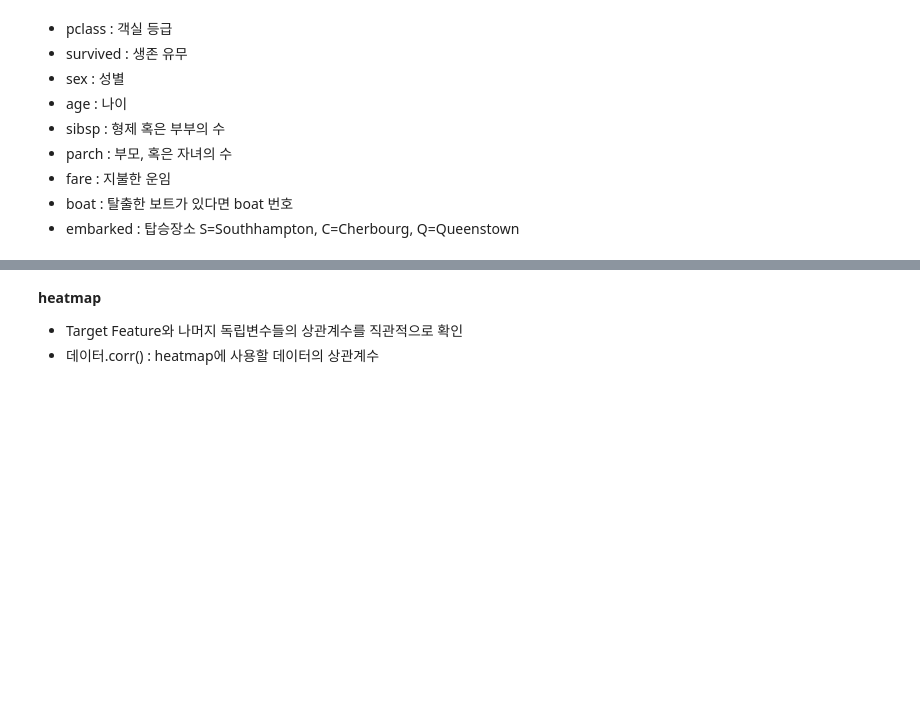
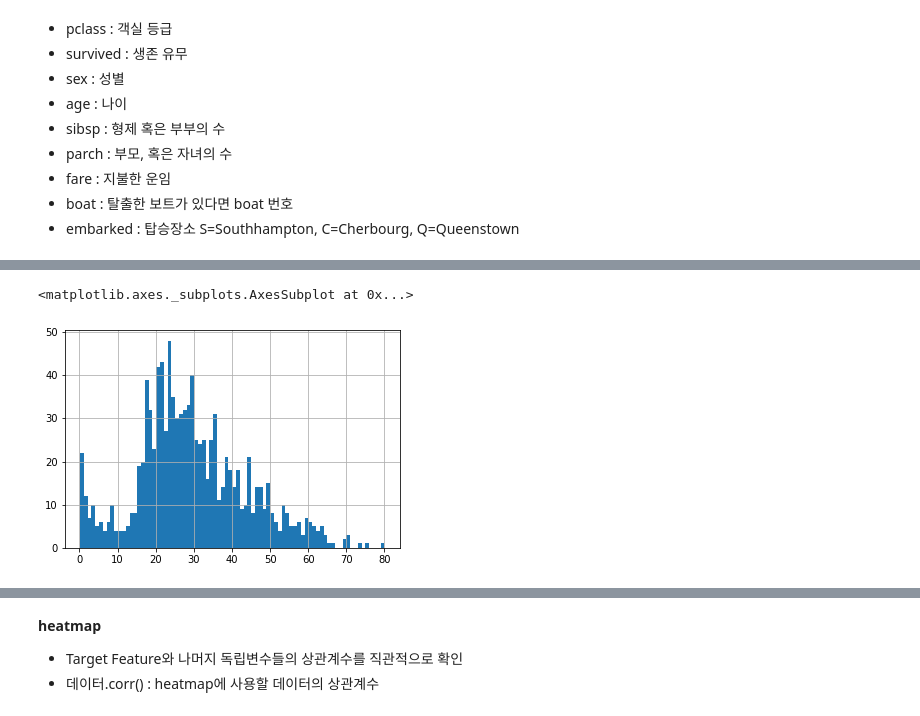
Before and after one commit to soohyoen/artificial-intelligence, a Jupyter notebook: ml_09_지도학습_DecisionTree_ipynb의_사본.ipynb, the cells around one changed output, grey strips where cells are left out. Saved outputs shown, nothing was run; the diff lists cells and outputs as text; code cells hidden in the pictures; blank space fills up the shorter version.

```diff
--- a/ml_09_지도학습_DecisionTree_ipynb의_사본.ipynb
+++ b/ml_09_지도학습_DecisionTree_ipynb의_사본.ipynb
@@ -593,4 +609,8 @@ import seaborn as sns
 # %%
 # 나이순으로 숫자 보기
+df['age'].hist(bins=80)
+# %% [output]
+<matplotlib.axes._subplots.AxesSubplot at 0x...>
+[figure, added]
 # %%
 # 선실 등급별 상황
```
Also changed, not shown: parts of 20 cells of this notebook.
